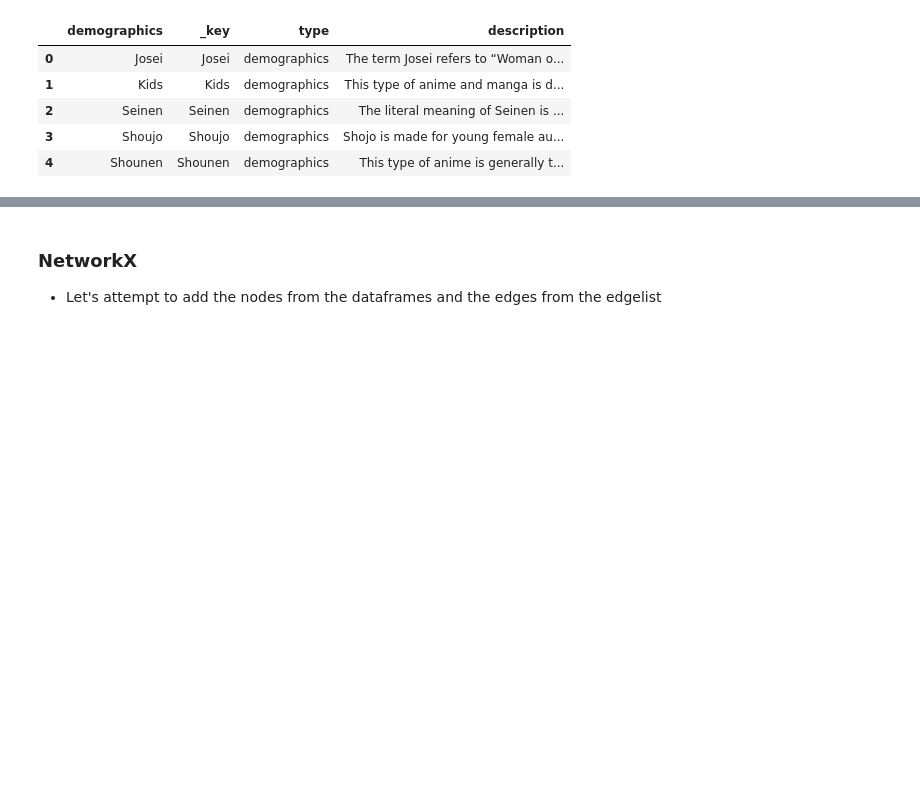
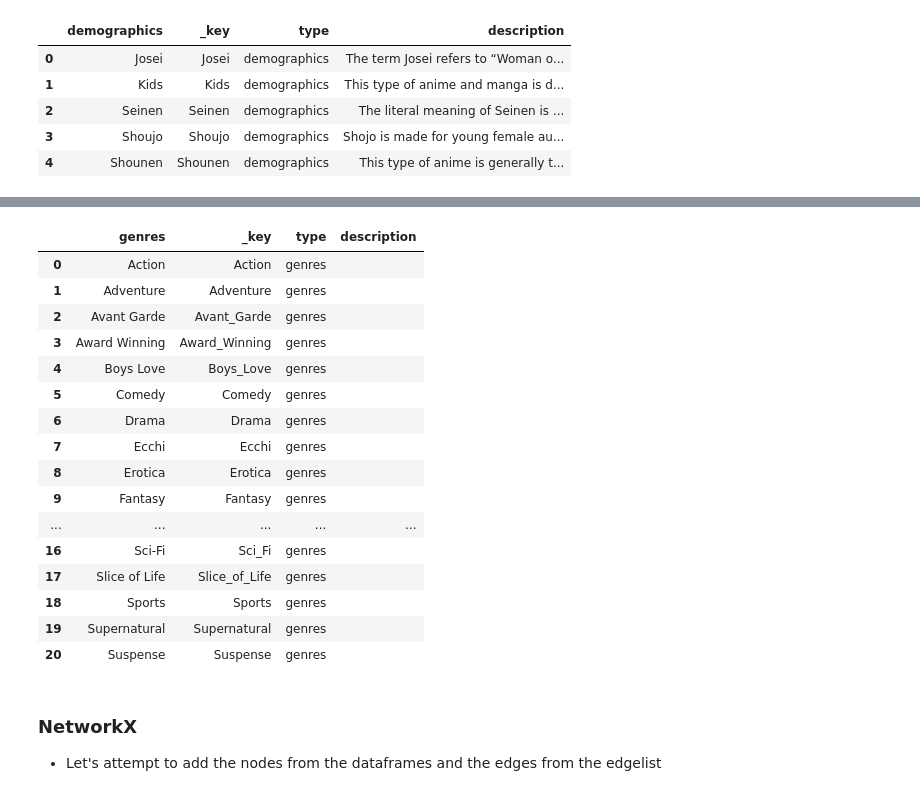
Before and after one commit to W3NDO/ArangoDbHackathon, a Jupyter notebook: subset_data_recommender_system.ipynb, the cells around one changed output, grey strips where cells are left out. Cells and saved outputs as stored; diff of their text form; code cells hidden in the pictures; blank space fills up the shorter version.

```diff
--- a/subset_data_recommender_system.ipynb
+++ b/subset_data_recommender_system.ipynb
@@ -305,3 +390,23 @@ demographics_dataframe
+# %%
+genre_dataframe
+# %% [output]
+|  | genres | _key | type | description |
+| 0 | Action | Action | genres |  |
+| 1 | Adventure | Adventure | genres |  |
+| 2 | Avant Garde | Avant_Garde | genres |  |
+| 3 | Award Winning | Award_Winning | genres |  |
+| 4 | Boys Love | Boys_Love | genres |  |
+| 5 | Comedy | Comedy | genres |  |
+| 6 | Drama | Drama | genres |  |
+| 7 | Ecchi | Ecchi | genres |  |
+| 8 | Erotica | Erotica | genres |  |
+| 9 | Fantasy | Fantasy | genres |  |
+| ... | ... | ... | ... | ... |
+| 16 | Sci-Fi | Sci_Fi | genres |  |
+| 17 | Slice of Life | Slice_of_Life | genres |  |
+| 18 | Sports | Sports | genres |  |
+| 19 | Supernatural | Supernatural | genres |  |
+| 20 | Suspense | Suspense | genres |  |
 # %% [markdown]
 ### NetworkX
 
```
Also changed, not shown: parts of 8 cells of this notebook.
